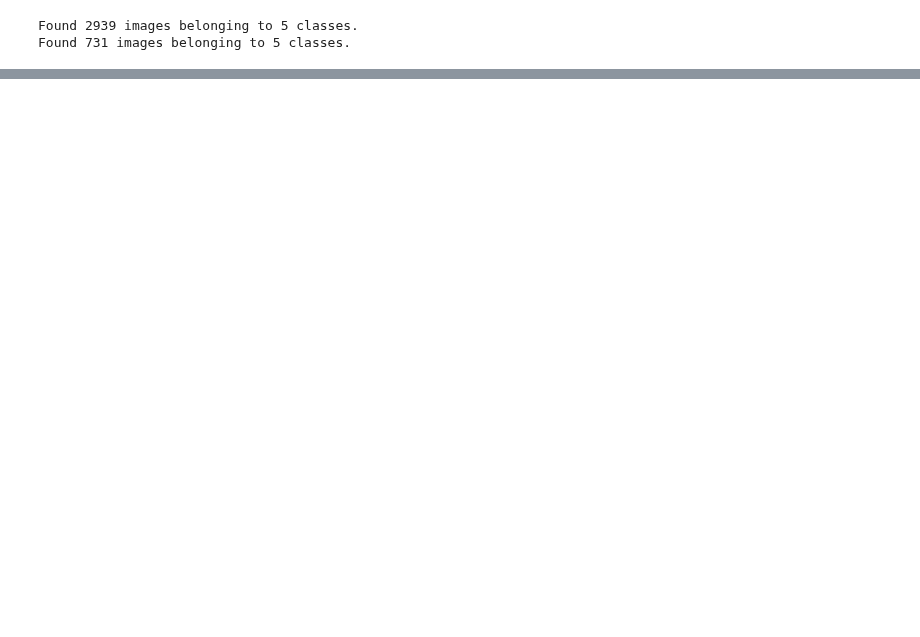
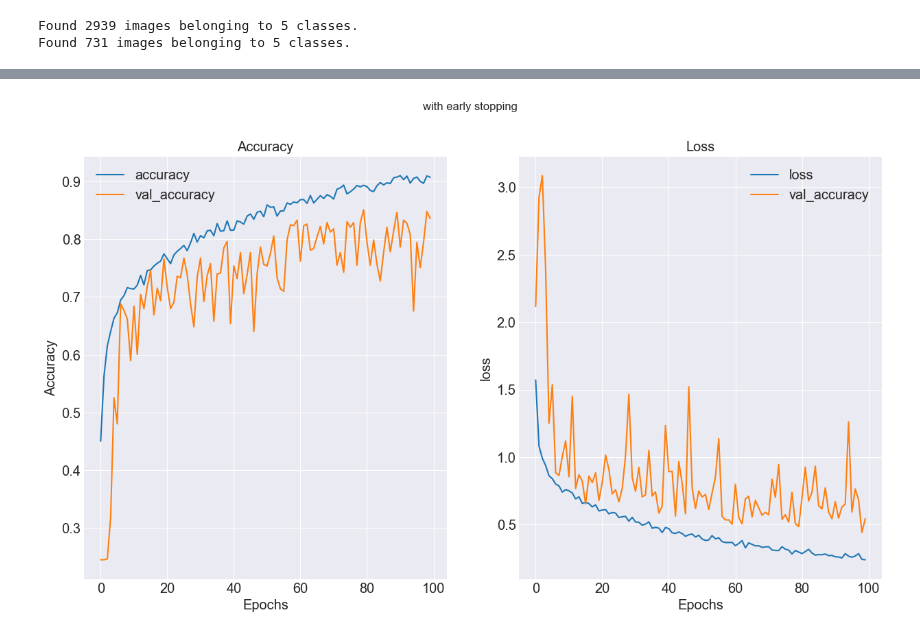
Before and after one commit to gpgaikwad576/DAIAugust2025, a Jupyter notebook: Python/Anurag/DeepLearning/Assigments/Assigment6Batchnorm.ipynb, the cells around one changed output, grey strips where cells are left out. Saved outputs shown, nothing was run; the diff lists cells and outputs as text; code cells hidden in the pictures; blank space fills up the shorter version.

```diff
--- a/Python/Anurag/DeepLearning/Assigments/Assigment6Batchnorm.ipynb
+++ b/Python/Anurag/DeepLearning/Assigments/Assigment6Batchnorm.ipynb
@@ -119,41 +117,49 @@ def build_model(input_shape, num_classes):
     model.add(tf.keras.layers.BatchNormalization())
     model.add(tf.keras.layers.ReLU())
     model.add(tf.keras.layers.MaxPool2D())#(94x94x32)
+    model.add(tf.keras.layers.Dropout(0.1))
 
     ##SET-2
     model.add(tf.keras.layers.Conv2D(64,(3,3)))#(92x92x64)
     model.add(tf.keras.layers.BatchNormalization())
     model.add(tf.keras.layers.ReLU())
     model.add(tf.keras.layers.MaxPool2D())#(46x46x64)
+    model.add(tf.keras.layers.Dropout(0.2))
 
     ##SET-3
     model.add(tf.keras.layers.Conv2D(128,(3,3)))#(44x44x128)
     model.add(tf.keras.layers.BatchNormalization())
     model.add(tf.keras.layers.ReLU())
     model.add(tf.keras.layers.MaxPool2D())#(22x22x128)
+    model.add(tf.keras.layers.Dropout(0.3))
 
     ##SET-4
     model.add(tf.keras.layers.Conv2D(256,(3,3)))#(20x20x256)
     model.add(tf.keras.layers.BatchNormalization())
     model.add(tf.keras.layers.ReLU())
     model.add(tf.keras.layers.MaxPool2D())#(10x10x256)
+    model.add(tf.keras.layers.Dropout(0.4))
 
     ##SET-5
     model.add(tf.keras.layers.Conv2D(512,(3,3)))#(8x8x512)
     model.add(tf.keras.layers.BatchNormalization())
     model.add(tf.keras.layers.ReLU())
     model.add(tf.keras.layers.MaxPool2D())#(4x4x512)
+    model.add(tf.keras.layers.Dropout(0.5))
 
 
     ##SET-6
     model.add(tf.keras.layers.Conv2D(1024,(3,3)))#(2x2x1024)
     model.add(tf.keras.layers.BatchNormalization())
     model.add(tf.keras.layers.ReLU())
+    model.add(tf.keras.layers.Dropout(0.2))
+
 
     model.add(tf.keras.layers.Flatten())#4096
 
     ##HEAD
     model.add(tf.keras.layers.Dense(1024))#1024
+    model.add(tf.keras.layers.Dropout(0.01))
     model.add(tf.keras.layers.ReLU())
 
     model.add(tf.keras.layers.Dense(num_classes))
@@ -245,3 +256,9 @@ def plot_graph(history):
 # %%
-plot_graph(history)
+model.compile(optimizer=tf.keras.optimizers.Adam(ALPHA),
+              loss=tf.keras.losses.CategoricalCrossentropy(from_logits=True),
+              metrics=['accuracy'])
+
+history= model.fit(train_generator,
+                   validation_data=validation_generator,
+                   epochs=EPOCHS)
 # %% [output]
@@ -248,0 +282,24 @@ NameError: name 'history' is not defined
+# %%
+def plot_graph(history):
+    fig,ax = plt.subplots(1,2,figsize=(15,8))
+    fig.suptitle('with early stopping')
+    keys=list(history.history.keys())
+    ax[0].plot(history.epoch,history.history[keys[0]],label=keys[0])
+    ax[0].plot(history.epoch,history.history[keys[2]],label=keys[2])
+    ax[0].set_title('Accuracy')
+    ax[0].set_xlabel('Epochs')
+    ax[0].set_ylabel('Accuracy')
+    ax[0].legend()
+
+    ax[1].plot(history.epoch,history.history[keys[1]],label=keys[1])
+    ax[1].plot(history.epoch,history.history[keys[3]],label=keys[2])
+    ax[1].set_title('Loss')
+    ax[1].set_xlabel('Epochs')
+    ax[1].set_ylabel('loss')
+    ax[1].legend()
+
+
+    plt.show()
+plot_graph(history)
+# %% [output]
+[figure, added]
```
Also changed, not shown: parts of 9 cells of this notebook, 34 other files.
